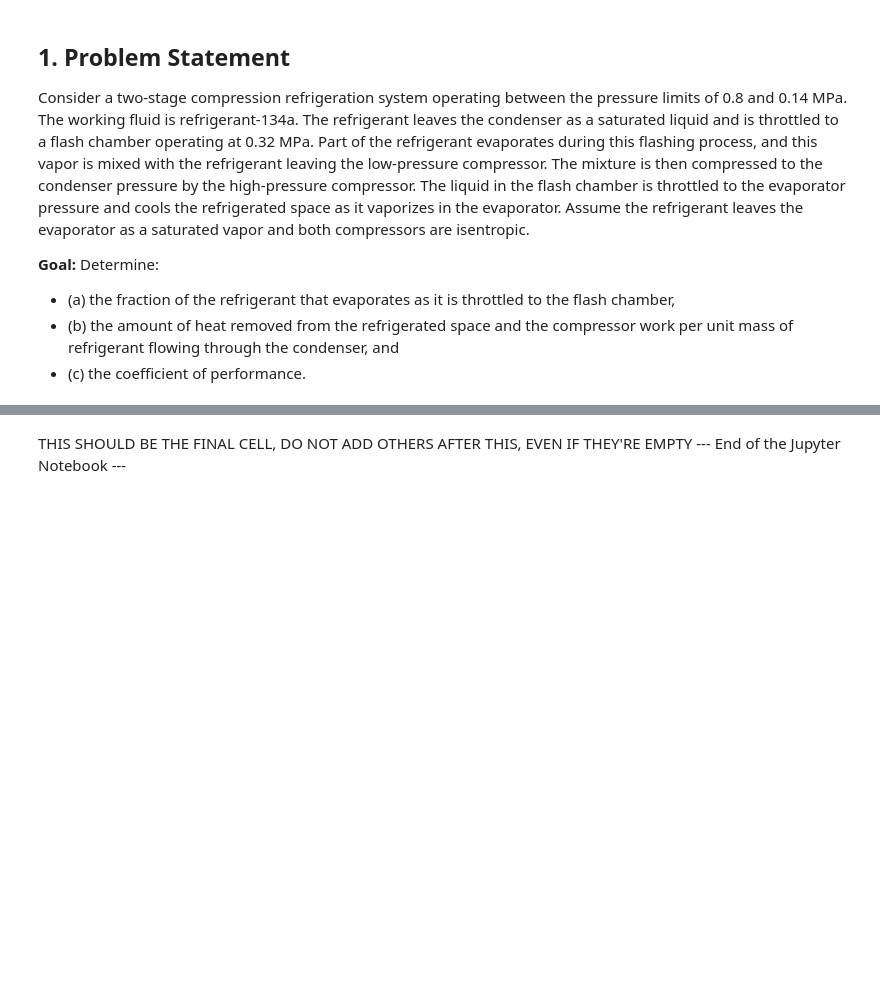
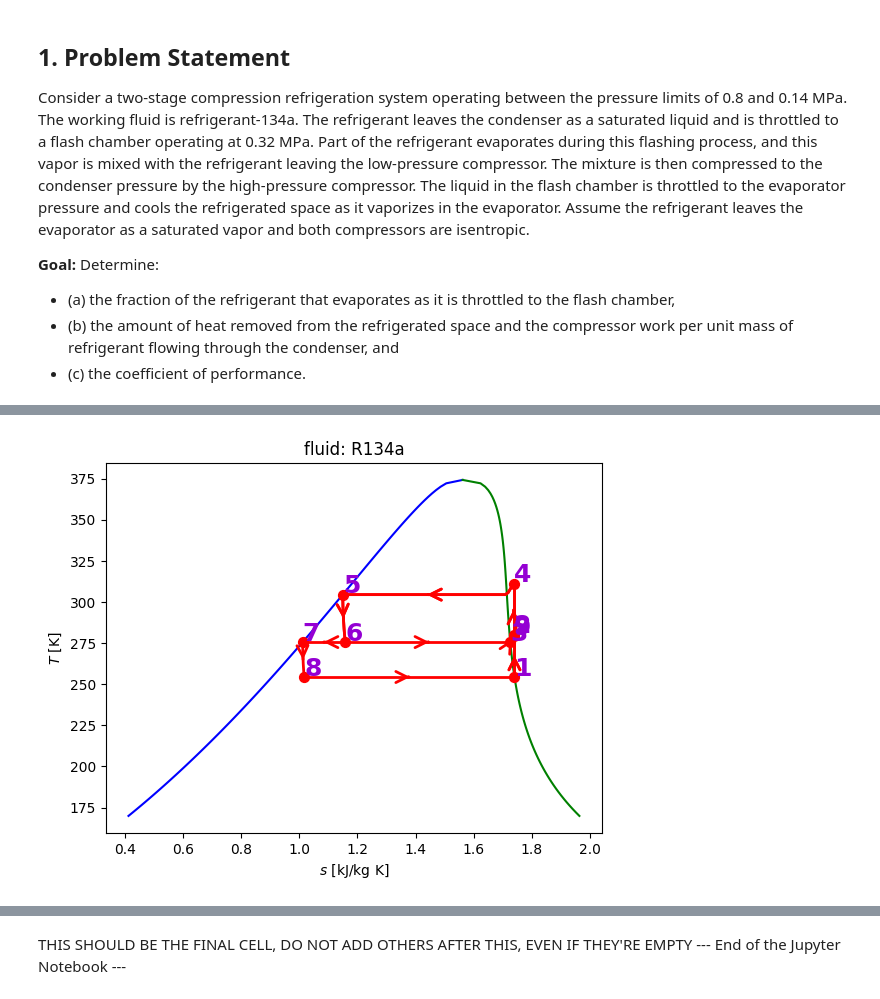
Before and after one commit to ucb-me-40/CalorAI, a Jupyter notebook: data/examples/jupyterNotebooks/refrigerationCycleFlashChamber.ipynb, the cells around one changed output, grey strips where cells are left out. Cells and saved outputs as stored; diff of their text form; code cells hidden in the pictures; blank space fills up the shorter version.

```diff
--- a/data/examples/jupyterNotebooks/refrigerationCycleFlashChamber.ipynb
+++ b/data/examples/jupyterNotebooks/refrigerationCycleFlashChamber.ipynb
@@ -191,27 +218,59 @@ So the heat that we transfer out is equal to the heat that we remove from the re
 !pip install pyCalor
 from pyCalor import thermo as th
 
-QdotL_kW = 150
-
 substance = 'R134a'
 
+pHigh_MPa = 0.8
+pFlash_MPa = 0.32
+pLow_MPa = 0.14
+
+# state 5
+x5 = 0
+p5_MPa = pHigh_MPa
+st5 = th.state(substance,x=x5,p=(p5_MPa,'Mpa'),name='5')
+
+# state 6
+h6 = st5.h
+p6_MPa = pFlash_MPa
+st6 = th.state(substance,h=(h6,'kJ/kg'),p=(p6_MPa,'Mpa'),name='6')
+
 # state 3
-x3 = 0
-p3_kPa = 800
-st3 = th.state(substance,x=x3,p=(p3_kPa,'kPa'),name='3')
+x3 = 1
+p3_MPa = st6.p/1000
+st3 = th.state(substance,x=x3,p=(p3_MPa,'Mpa'),name='3')
+
+# state 7
+x7 = 0
+p7_MPa = p6_MPa
+st7 = th.state(substance,x=x7,p=(p7_MPa,'Mpa'),name='7')
+
+# state 8
+p8_MPa = pLow_MPa
+h8 = st7.h
+st8 = th.state(substance,h=(h8,'kJ/kg'),p=(p8_MPa,'Mpa'),name='8')
 
 # state 1
 x1 = 1
-T1_C = -20
-st1 = th.state(substance,x=x1,T=(T1_C,'C'),name='1')
+p1_MPa = pLow_MPa
+st1 = th.state(substance,x=x1,p=(p1_MPa,'Mpa'),name='1')
 
-# state 2s
-s2_kJperKgPerK = st1.s
-p2_kPa = st3.p
-st2s = th.state(substance,s=(s2_kJperKgPerK,'kJ/kg K'),p=(p2_kPa,'kPa'),name='2s')
+# state 2
+s2 = st1.s
+p2_MPa = pFlash_MPa
+st2 = th.state(substance,s=(s2,'kJ/kg K'),p=(p2_MPa,'Mpa'),name='2')
+
+# Flash chamber analysis
+# y = (h_6 - h_3)/(h_7-h_3)
+y = (st6.h - st3.h)/(st7.h - st3.h); print(y)
+
+# state 9
+# h_9 = (1-y) h_3 + y h_2
+h9 = (1-y)*st3.h + y*st2.h
+p9_MPa = pFlash_MPa
+st9 = th.state(substance,h=(h9,'kJ/kg'),p=(p9_MPa,'Mpa'),name='9')
 
 # state 4
-h4_kJperKg = st3.h
-p4_kPa = st1.p
-st4 = th.state(substance,h=(h4_kJperKg,'kJ/kg'),p=(p4_kPa,'kPa'),name='4')
+s4 = st9.s
+p4_MPa = pHigh_MPa
+st4 = th.state(substance,s=(s4,'kJ/kg K'),p=(p4_MPa,'Mpa'),name='4')
 # %% [output]
@@ -222,2 +282,3 @@ Requirement already satisfied: texttable>=1.6.2 in /Users/thomschu/anaconda3/lib
+[figure, added]
 # %%
 # 6 Calculations (Code Cell)
```
Also changed, not shown: parts of 6 cells of this notebook.
